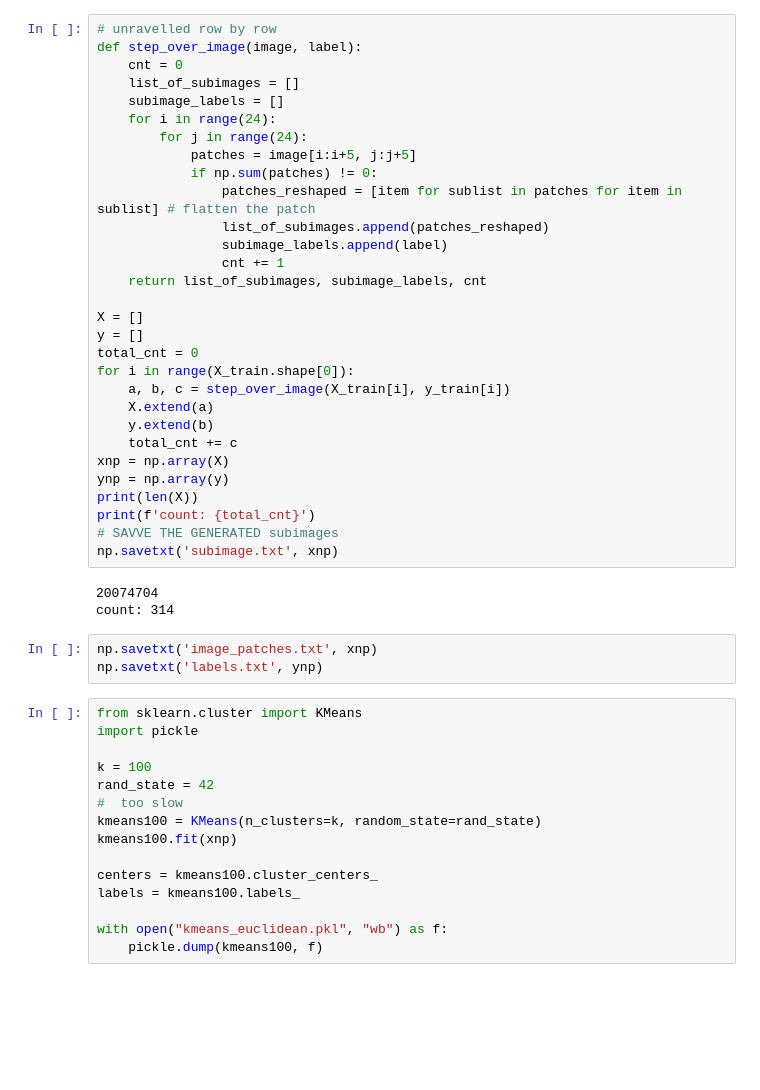
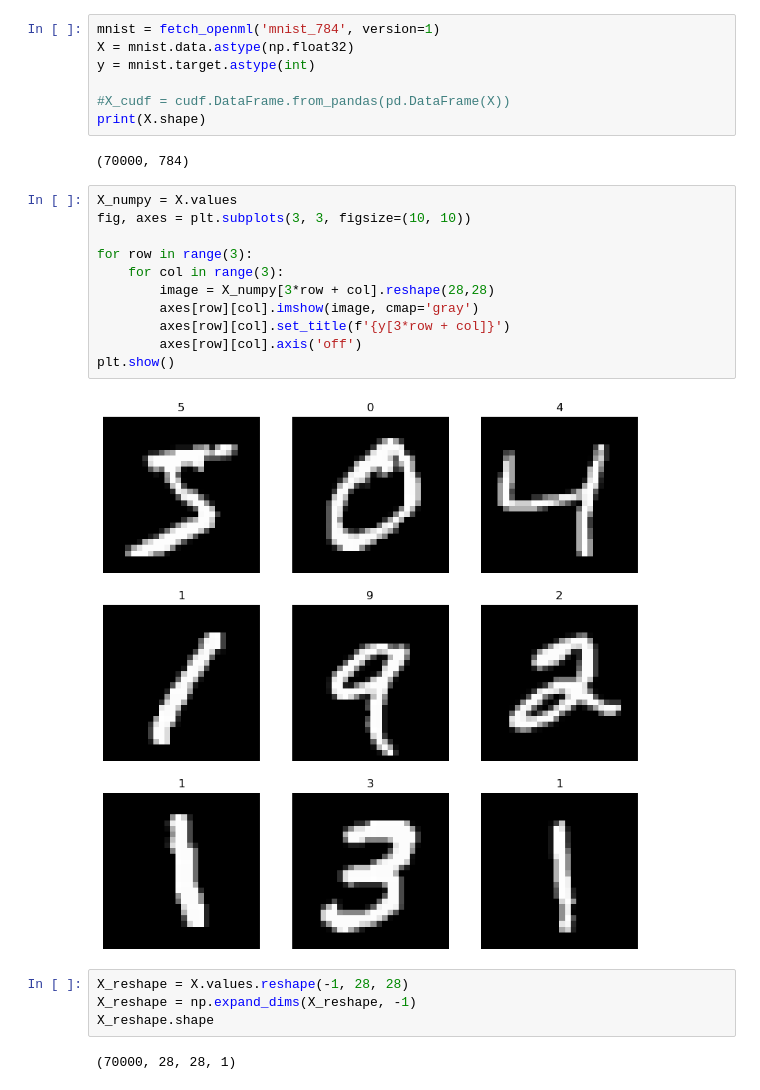
Before and after one commit to luv2985/2024summer, a Jupyter notebook: kmeans_mnist.ipynb, the cells around one changed output. Saved outputs shown, nothing was run; the diff lists cells and outputs as text; blank space fills up the shorter version.

Commit message:
update kmeans to gpu

```diff
--- a/kmeans_mnist.ipynb
+++ b/kmeans_mnist.ipynb
@@ -25,51 +15,28 @@ plt.show()
-# %%
-# unravelled row by row
-def step_over_image(image, label):
-    cnt = 0
-    list_of_subimages = []
-    subimage_labels = []
-    for i in range(24):
-        for j in range(24):
-            patches = image[i:i+5, j:j+5]
-            if np.sum(patches) != 0:
-                patches_reshaped = [item for sublist in patches for item in sublist] # flatten the patch
-                list_of_subimages.append(patches_reshaped)
-                subimage_labels.append(label)
-                cnt += 1
-    return list_of_subimages, subimage_labels, cnt
-
-X = []
-y = []
-total_cnt = 0
-for i in range(X_train.shape[0]):
-    a, b, c = step_over_image(X_train[i], y_train[i])
-    X.extend(a)
-    y.extend(b)
-    total_cnt += c
-xnp = np.array(X)
-ynp = np.array(y)
-print(len(X))
-print(f'count: {total_cnt}')
-# SAVVE THE GENERATED subimages
-np.savetxt('subimage.txt', xnp)
-# %% [output]
-20074704
-count: 314
-# %%
-np.savetxt('image_patches.txt', xnp)
-np.savetxt('labels.txt', ynp)
-# %%
-from sklearn.cluster import KMeans
-import pickle
-
-k = 100
-rand_state = 42
-#  too slow
-kmeans100 = KMeans(n_clusters=k, random_state=rand_state)
-kmeans100.fit(xnp)
-
-centers = kmeans100.cluster_centers_
-labels = kmeans100.labels_
-
-with open("kmeans_euclidean.pkl", "wb") as f:
-    pickle.dump(kmeans100, f)
+# %%
+mnist = fetch_openml('mnist_784', version=1)
+X = mnist.data.astype(np.float32)
+y = mnist.target.astype(int)
+
+#X_cudf = cudf.DataFrame.from_pandas(pd.DataFrame(X))
+print(X.shape)
+# %% [output]
+(70000, 784)
+# %%
+X_numpy = X.values
+fig, axes = plt.subplots(3, 3, figsize=(10, 10))
+
+for row in range(3):
+    for col in range(3):
+        image = X_numpy[3*row + col].reshape(28,28)
+        axes[row][col].imshow(image, cmap='gray')
+        axes[row][col].set_title(f'{y[3*row + col]}')
+        axes[row][col].axis('off')
+plt.show()
+# %% [output]
+[figure, added]
+# %%
+X_reshape = X.values.reshape(-1, 28, 28)
+X_reshape = np.expand_dims(X_reshape, -1)
+X_reshape.shape
+# %% [output]
+(70000, 28, 28, 1)
```
Also changed, not shown: parts of 21 cells of this notebook, 1 other file.
